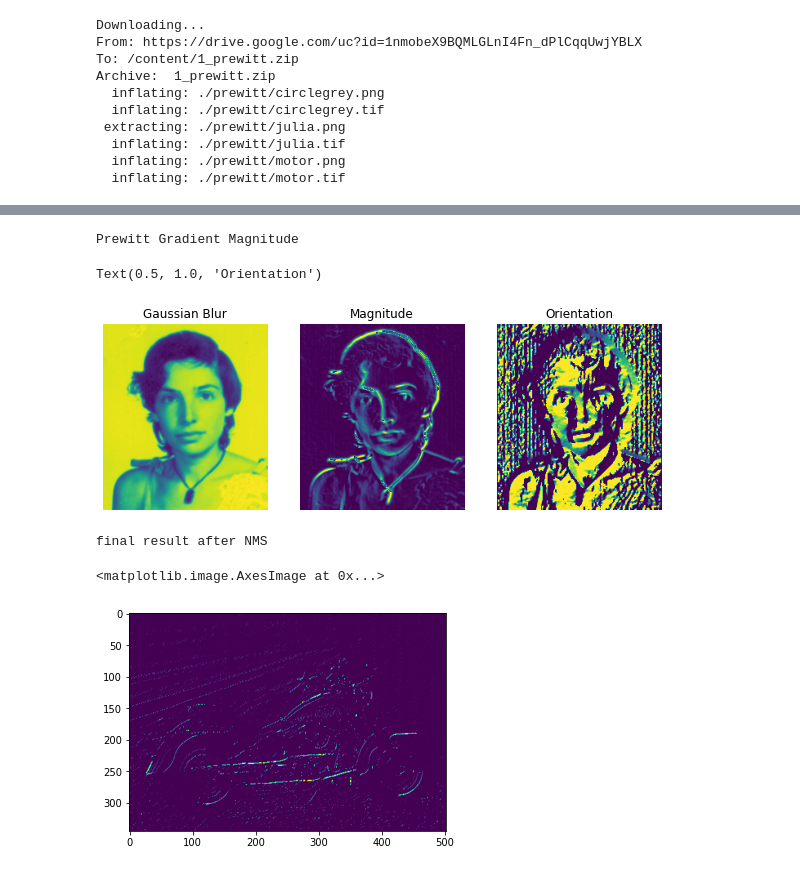
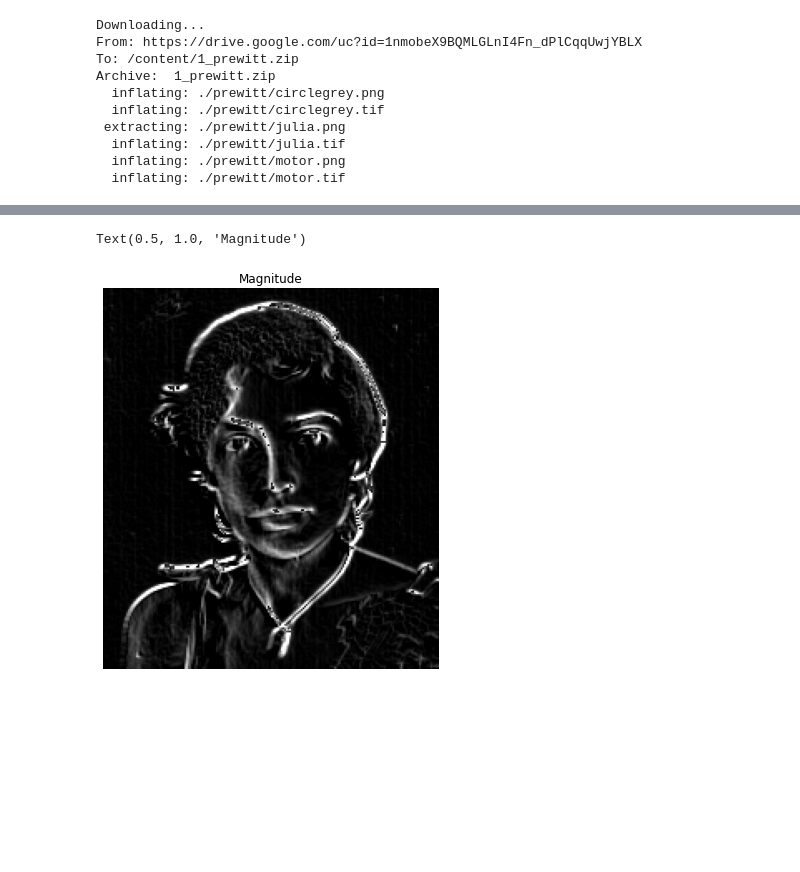
Before and after one commit to rikkudo/prewitt, a Jupyter notebook: FDAW78_Task_1_Prewitt.ipynb, the cells around one changed output, grey strips where cells are left out. Cells and saved outputs as stored; diff of their text form; code cells hidden in the pictures; blank space fills up the shorter version.

```diff
--- a/FDAW78_Task_1_Prewitt.ipynb
+++ b/FDAW78_Task_1_Prewitt.ipynb
@@ -123,42 +87,39 @@ Text(0.5, 1.0, 'Orientation')
 # %%
 img3 = cv2.imread('/content/prewitt/julia.png')
 gray3 = cv2.cvtColor(img3, cv2.COLOR_BGR2GRAY)
-img_gaussian3 = cv2.GaussianBlur(gray3,(3,3),0)
 
 #prewitt
 kernelx3 = np.array([[1,1,1],[0,0,0],[-1,-1,-1]])
 kernely3 = np.array([[-1,0,1],[-1,0,1],[-1,0,1]])
-img_prewittx3 = cv2.filter2D(img_gaussian3, -1, kernelx3)
-img_prewitty3 = cv2.filter2D(img_gaussian3, -1, kernely3)
+img_prewittx3 = cv2.filter2D(gray3, -1, kernelx3)
+img_prewitty3 = cv2.filter2D(gray3, -1, kernely3)
 magnitude3 = img_prewittx3 + img_prewitty3
 
 orientation3 = np.arctan2(img_prewitty3, img_prewittx3)
 orientation3 = skimage.exposure.rescale_intensity(orientation3, in_range='image', out_range=(0,255)).astype(np.uint8)
 
-print("Prewitt Gradient Magnitude")
 fig = plt.figure(figsize=(10, 7))
 rows = 1
-columns = 3
+columns = 1
+
+# fig.add_subplot(rows, columns, 1)
+# plt.imshow(img_gaussian3)
+# plt.axis('off')
+# plt.title("Gaussian Blur")
 
 fig.add_subplot(rows, columns, 1)
-plt.imshow(img_gaussian3)
-plt.axis('off')
-plt.title("Gaussian Blur")
-
-fig.add_subplot(rows, columns, 2)
-plt.imshow(magnitude3)
+plt.imshow(magnitude3, cmap="gray")
 plt.axis('off')
 plt.title("Magnitude")
 
 
-fig.add_subplot(rows, columns, 3)
-plt.imshow(orientation3)
-plt.axis('off')
-plt.title("Orientation")
+# fig.add_subplot(rows, columns, 3)
+# plt.imshow(orientation3)
+# plt.axis('off')
+# plt.title("Orientation")
 # %% [output]
-Prewitt Gradient Magnitude
+Text(0.5, 1.0, 'Magnitude')
-Text(0.5, 1.0, 'Orientation')
-[figure, old version]
+[figure, new version]
 # %%
 def non_max_suppression(img, D):
     M, N = img.shape
@@ -199,12 +160,3 @@ def non_max_suppression(img, D):
                 pass
 
     return Z
-# %%
-nms1 = non_max_suppression(magnitude1, orientation1)
-
-print("final result after NMS")
-plt.imshow(nms1)
-# %% [output]
-final result after NMS
-<matplotlib.image.AxesImage at 0x...>
-[figure, removed]
```
Also changed, not shown: parts of 9 cells of this notebook.
